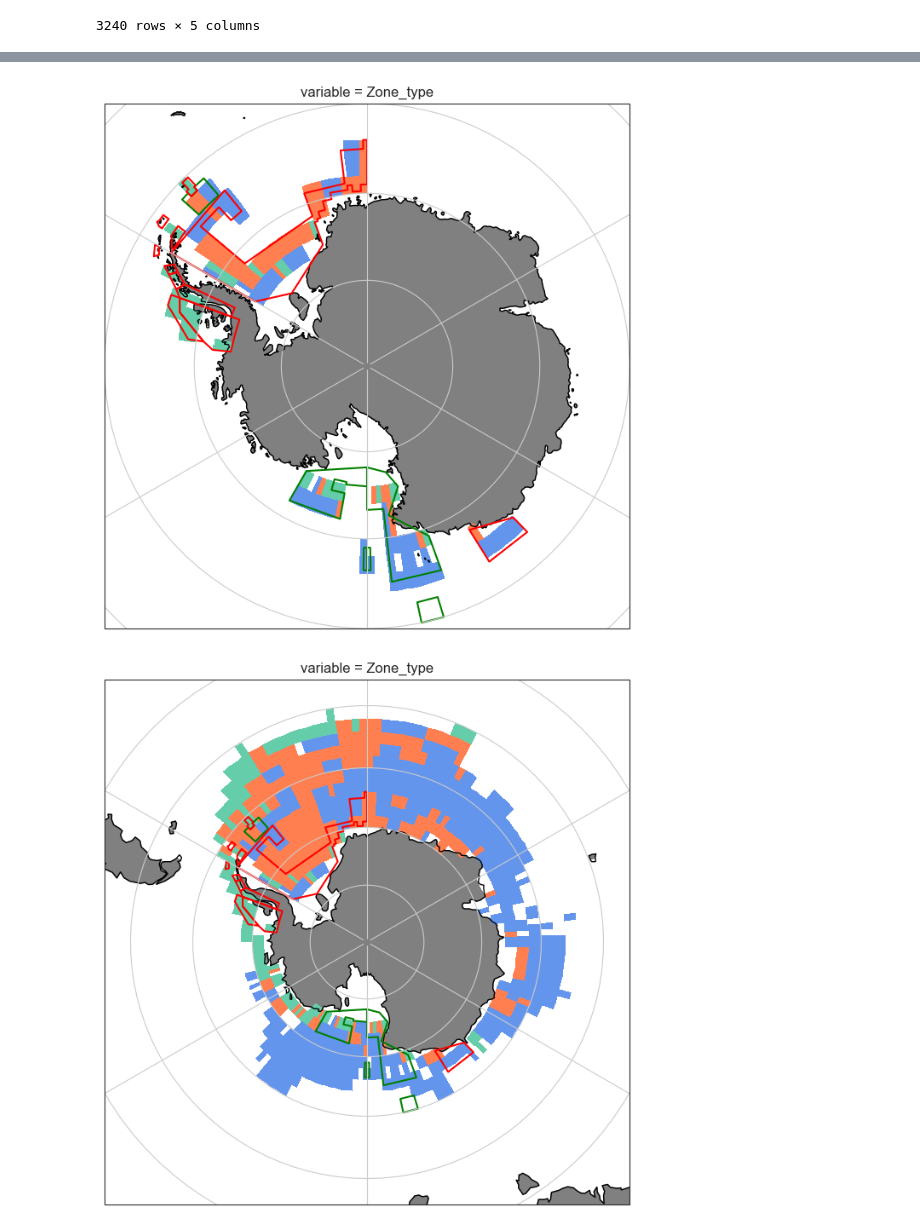
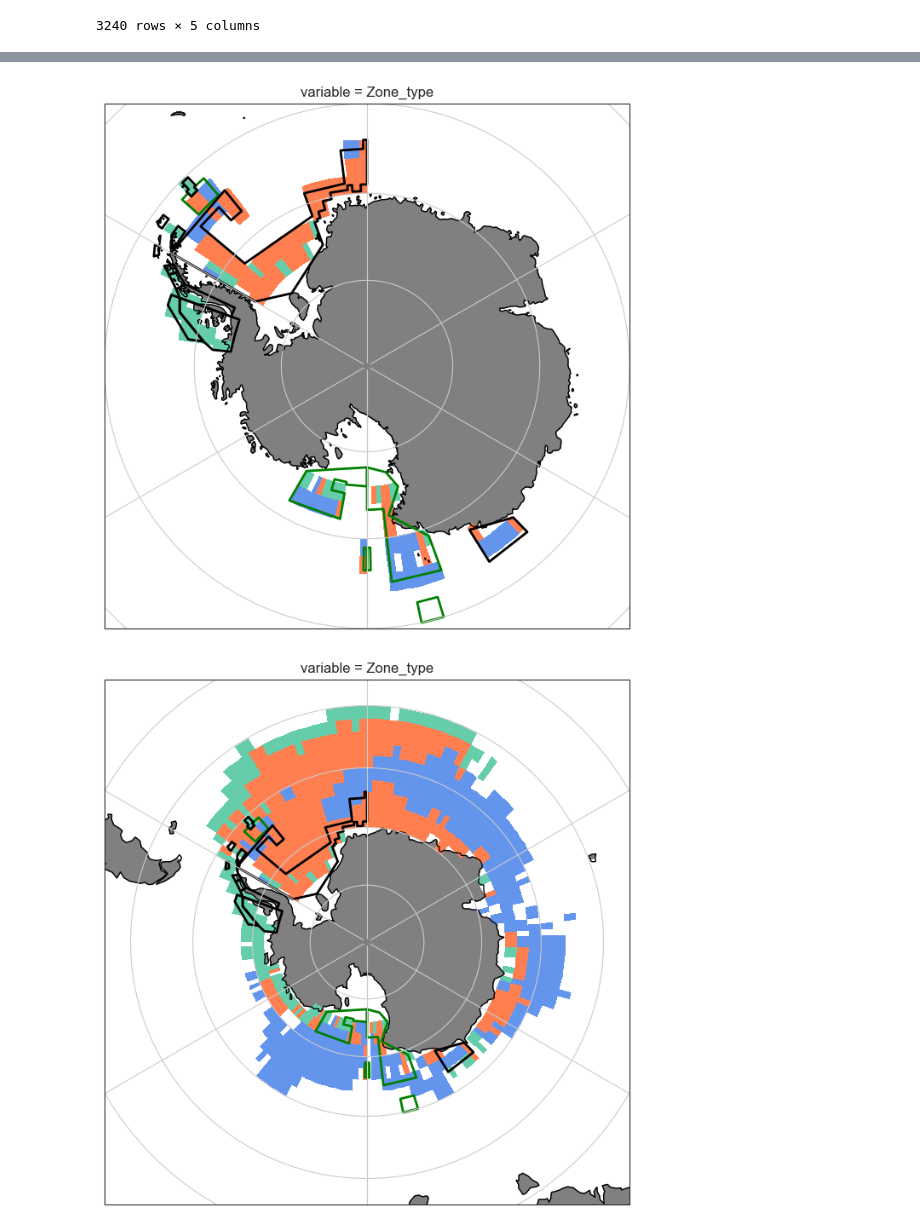
Before and after one commit to AnaelleDurfort/Key_Areas_krill_carbon_sequestration, a Jupyter notebook: 4_MPAs_overlap.ipynb, the cells around one changed output, grey strips where cells are left out. Saved outputs shown, nothing was run; the diff lists cells and outputs as text; code cells hidden in the pictures.

```diff
--- a/4_MPAs_overlap.ipynb
+++ b/4_MPAs_overlap.ipynb
@@ -987,8 +836,9 @@ p = all_mpas_zones_array.plot(
     colors=['white', 'cornflowerblue', 'mediumaquamarine', 'coral']
 )
 
+ax = p.axes
+
 # 3. Add features
-ax = p.axes
 ax.gridlines()
 ax.add_feature(cfeature.LAND, color='grey')
 ax.add_feature(cfeature.COASTLINE)
@@ -1000,7 +850,7 @@ for geom in MPAs.loc[[5]].geometry:
         crs=ccrs.PlateCarree(),
         facecolor='none',
         edgecolor='green',
-        linewidth=1.5
+        linewidth=2
     )
 
 for geom in MPA_Ross.geometry:
@@ -1009,7 +859,7 @@ for geom in MPA_Ross.geometry:
         crs=ccrs.PlateCarree(),
         facecolor='none',
         edgecolor='green',
-        linewidth=1.5
+        linewidth=2
     )
 
 for geom in MPA_weddell.geometry:
@@ -1017,8 +867,8 @@ for geom in MPA_weddell.geometry:
         [geom],
         crs=ccrs.PlateCarree(),
         facecolor='none',
-        edgecolor='red',
-        linewidth=1.5
+        edgecolor='black',
+        linewidth=2
     )
 
 for geom in D1_MPA.geometry:
@@ -1026,8 +876,8 @@ for geom in D1_MPA.geometry:
         [geom],
         crs=ccrs.PlateCarree(),
         facecolor='none',
-        edgecolor='red',
-        linewidth=1.5
+        edgecolor='black',
+        linewidth=2
     )
 
 for geom in EA_MPA.geometry:
@@ -1035,17 +885,19 @@ for geom in EA_MPA.geometry:
         [geom],
         crs=ccrs.PlateCarree(),
         facecolor='none',
-        edgecolor='red',
-        linewidth=1.5
+        edgecolor='black',
+        linewidth=2
     )
 
 # save
-plt.savefig('./figures/map_zone_types_MPAs_borders.png',bbox_inches='tight', dpi=300)
+# plt.savefig('./figures/map_zone_types_MPAs_borders.png',bbox_inches='tight', dpi=300)
+
+plt.show()
 # %% [output]
-[figure, old version]
+[figure, new version]
 # %%
 zones_array = xr.Dataset.from_dataframe(zones_df[['Zone_type']]) # convert into xarrayDataset
-zones_array = xr.Dataset.to_array(zones_array)
+zones_array = xr.Dataset.to_array(zones_array).sortby(["latitude", "longitude"])
 # %%
 fig = plt.figure(figsize=(8, 8))
 map_proj = ccrs.SouthPolarStereo()
@@ -1071,46 +923,46 @@ for geom in MPAs.loc[[5]].geometry:
         crs=ccrs.PlateCarree(),
         facecolor='none',
         edgecolor='green',
-        linewidth=1.5
+        linewidth=2
     )
 
 for geom in MPA_Ross.geometry:
     ax.add_geometries(
         [geom],
         crs=ccrs.PlateCarree(),
         facecolor='none',
         edgecolor='green',
-        linewidth=1.5
+        linewidth=2
     )
 
 for geom in MPA_weddell.geometry:
     ax.add_geometries(
         [geom],
         crs=ccrs.PlateCarree(),
         facecolor='none',
-        edgecolor='red',
-        linewidth=1.5
+        edgecolor='black',
+        linewidth=2
     )
 
 for geom in D1_MPA.geometry:
     ax.add_geometries(
         [geom],
         crs=ccrs.PlateCarree(),
         facecolor='none',
-        edgecolor='red',
-        linewidth=1.5
+        edgecolor='black',
+        linewidth=2
     )
 
 for geom in EA_MPA.geometry:
     ax.add_geometries(
         [geom],
         crs=ccrs.PlateCarree(),
         facecolor='none',
-        edgecolor='red',
-        linewidth=1.5
+        edgecolor='black',
+        linewidth=2
     )
 
 # save
-plt.savefig('./figures/map_all_zone_types_MPAs_borders.png',bbox_inches='tight', dpi=300)
+# plt.savefig('./figures/map_all_zone_types_MPAs_borders.png',bbox_inches='tight', dpi=300)
 # %% [output]
-[figure, old version]
+[figure, new version]
```
Also changed, not shown: parts of 19 cells of this notebook, 5 other files.
